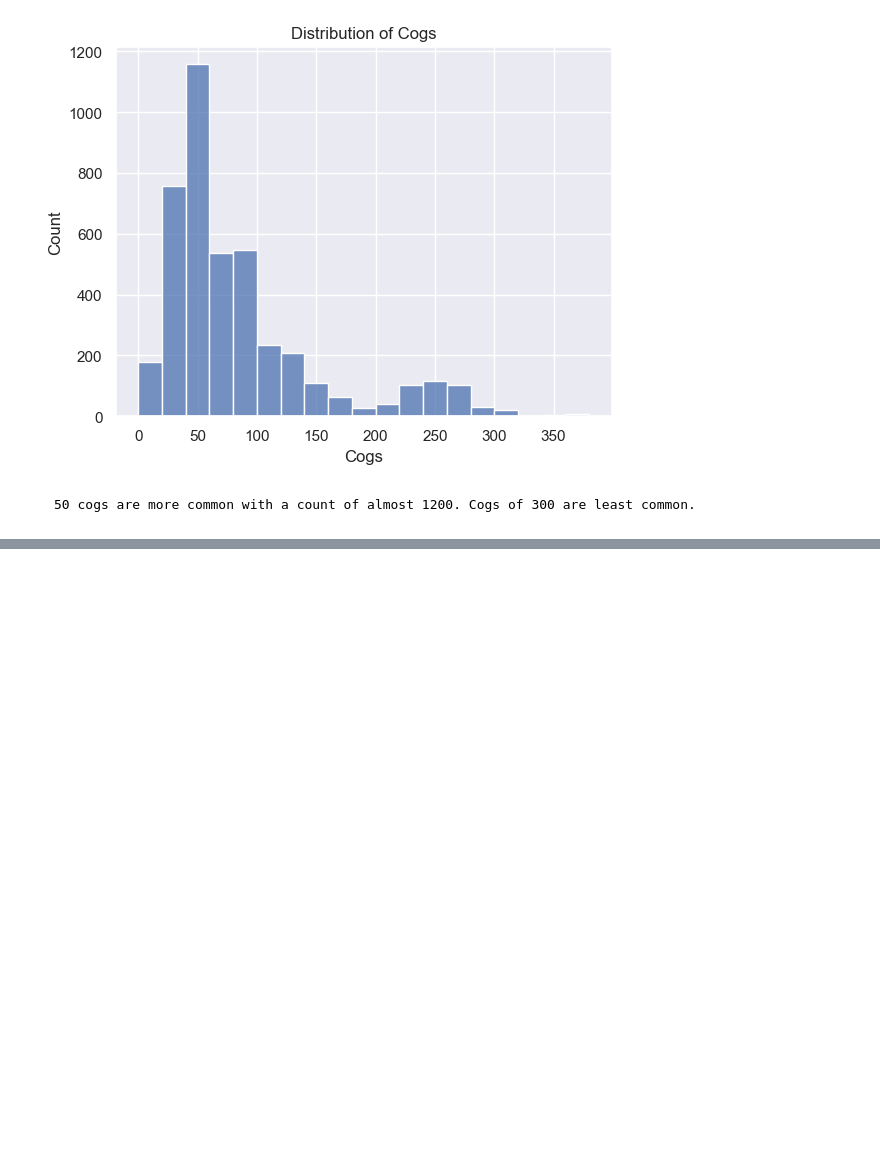
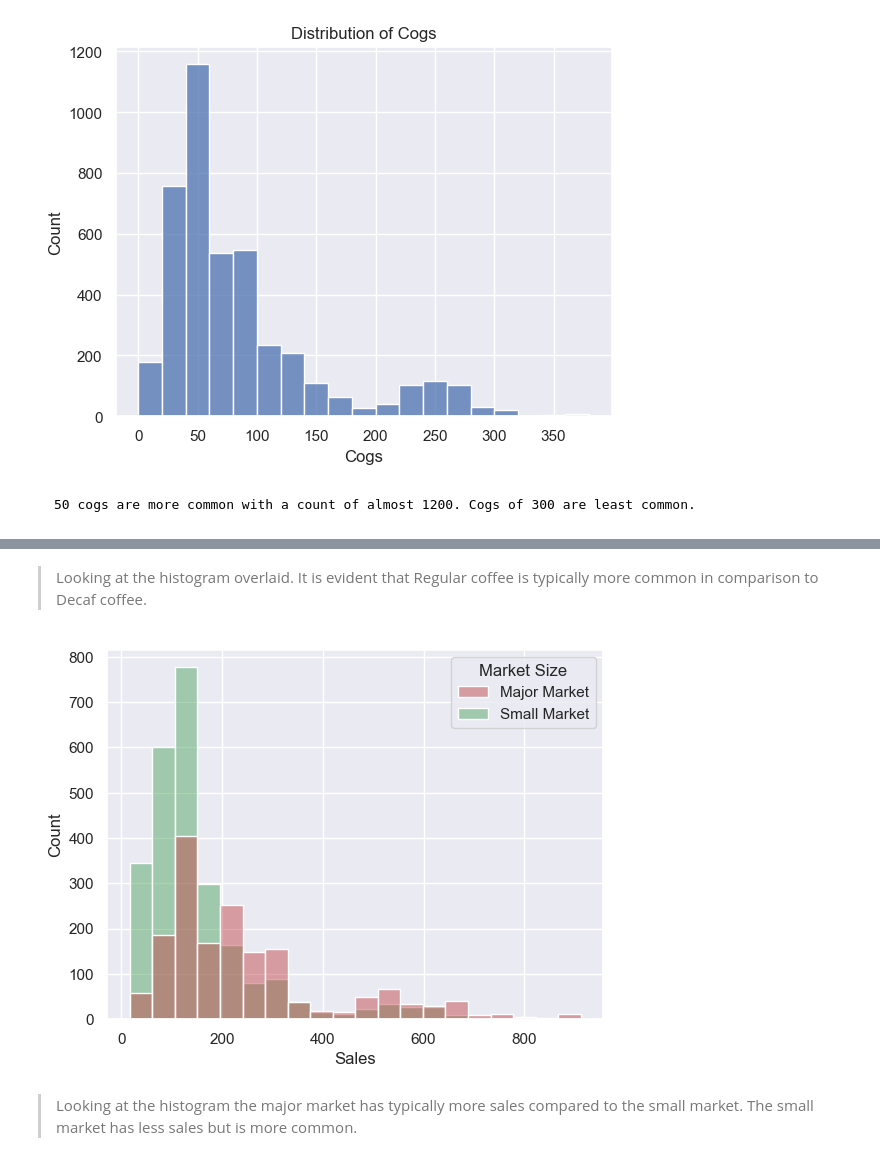
Before and after one commit to alishanstyles/CoffeeChain, a Jupyter notebook: startercode.ipynb, the cells around one changed output, grey strips where cells are left out. Saved outputs shown, nothing was run; the diff lists cells and outputs as text; code cells hidden in the pictures; blank space fills up the shorter version.

```diff
--- a/startercode.ipynb
+++ b/startercode.ipynb
@@ -786,0 +821,15 @@ Name: count, Length: 173, dtype: int64
+# %% [markdown]
+> Looking at the histogram overlaid. It is evident that Regular coffee is typically more common in comparison to Decaf coffee.
+# %%
+# Create a histogram that looks at sales and market size
+sns.histplot(data = df,
+             x = 'Sales',
+             bins = 20,
+             color = 'r',
+             hue = 'Market Size',
+             palette = ['r', 'g'])
+plt.savefig('histogram1.png');
+# %% [output]
+[figure, added]
+# %% [markdown]
+> Looking at the histogram the major market has typically more sales compared to the small market. The small market has less sales but is more common.
```
Also changed, not shown: parts of 7 cells of this notebook, 1 other file.
